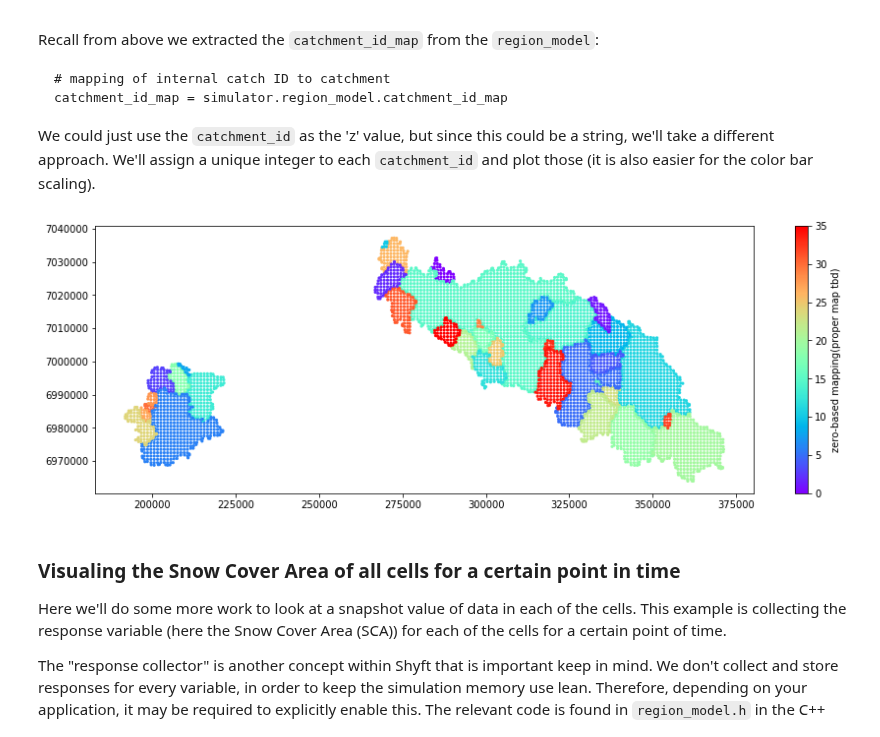
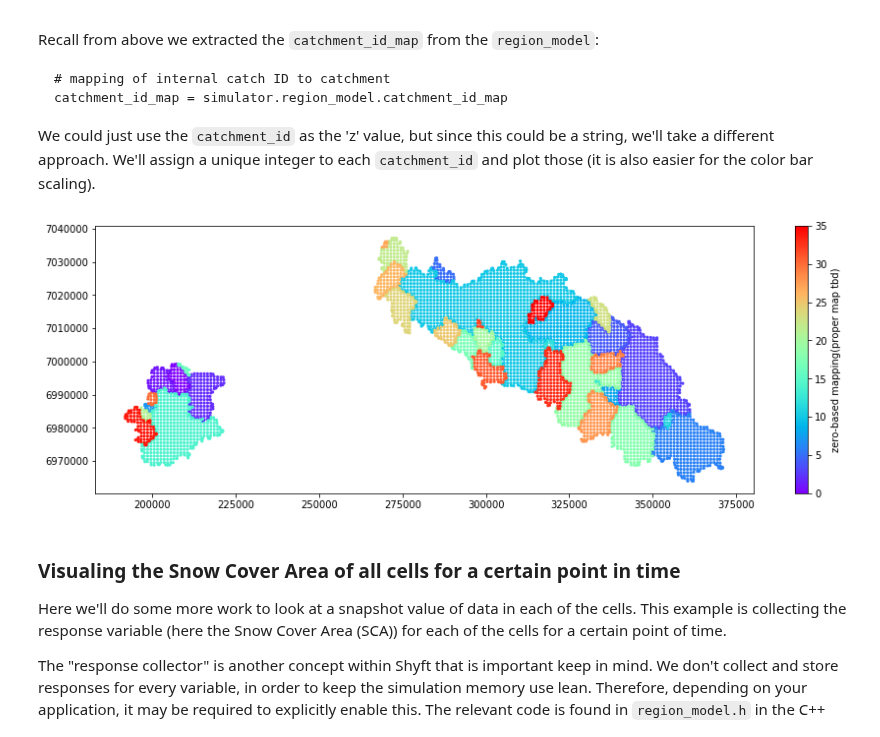
Before and after one commit to annefou/shyft-doc, a Jupyter notebook: notebooks/nea-example/simulation-configured.ipynb, the cells around one changed output. Saved outputs shown, nothing was run; the diff lists cells and outputs as text; code cells hidden in the pictures.

```diff
--- a/notebooks/nea-example/simulation-configured.ipynb
+++ b/notebooks/nea-example/simulation-configured.ipynb
@@ -318,35 +225,0 @@ story...
-# %%
-# First, we can also plot the statistical distribution of the
-# discharges over the sub-catchments
-
-# get the percentiles we want, note -1 = arithmetic average
-percentiles= api.IntVector([10,25,50,-1,75,90])
-
-# create a Daily(for the fun of it!) time-axis for the percentile calculations
-# (our simulation could be hourly)
-ta_statistics = api.TimeAxis(simulator.region_model.time_axis.time(0),api.Calendar.DAY,365)
-
-# then simply get out a new set of time-series, corresponding to the percentiles we specified
-# note that discharge_ts is of the api.TsVector type, not a simple list as in our first example above
-discharge_percentiles = api.percentiles(discharge_ts,ta_statistics,percentiles)
-
-#utilize that we know that all the percentile time-series share a common time-axis
-common_timestamps = [datetime.datetime.utcfromtimestamp(p.start) for p in ta_statistics]
-
-# Then we can make another plot of the percentile data for the sub-catchments
-fig, ax = plt.subplots(figsize=(20,15))
-
-# plot each discharge percentile in the discharge_percentiles
-for i,ts_percentile in enumerate(discharge_percentiles):
-    clr='k'
-    if percentiles[i] >= 0.0:
-        clr= str(float(percentiles[i]/100.0))
-    ax.plot(common_timestamps, ts_percentile.values, label = "{}".format(percentiles[i]),color=clr)
-
-# also plot catchment discharge along with the statistics
-# notice that we use .average(ta_statistics) to properly align true-average values to time-axis
-ax.plot(common_timestamps,discharge_ts[0].average(ta_statistics).values,label = "CID {}".format(catchment_id_map[0]),linewidth=2.0,alpha=0.7,color='b')
-
-fig.autofmt_xdate()
-ax.legend(title="Percentiles")
-ax.set_ylabel("discharge [m3 s-1]")
@@ -374,7 +233,7 @@ Visualization of this data is a bit more complex, because each individual cell i
 #### Extract data for individual simulation cells
 We'll start by looking at values of individual cells, rather than at the catchment level. Since Shyft does not have an underlying 'raster' model, you need to fetch all cells directly from the underlying `region_model`.
 # %%
-cells = simulator.region_model.get_cells()
+cells = region_model.get_cells()
 
 # Once we have the cells, we can get their coordinate information
 # and fetch the x- and y-location of the cells
@@ -391,20 +250,21 @@ Recall from above we extracted the `catchment_id_map` from the `region_model`:
 We could just use the `catchment_id` as the 'z' value, but since this could be a string, we'll take a different approach. We'll assign a unique integer to each `catchment_id` and plot those (it is also easier for the color bar scaling).
 # %%
 # let's create the mapping of catchment_id to an integer:
-cid_z_map = dict([ (catchment_id_map[i],i) for i in range(len(catchment_id_map))])
+catchment_ids = region_model.catchment_ids
+cid_z_map = dict([ (catchment_ids[i],i) for i in range(len(catchment_ids))])
 
 # then create an array the same length as our 'x' and 'y', which holds the
 # integer value that we'll use for the 'z' value
 catch_ids = np.array([cid_z_map[cell.geo.catchment_id()] for cell in cells])
 
 # and make a quick catchment map...
 # using a scatter plot of the cells
 fig, ax = plt.subplots(figsize=(15,5))
 cm = plt.cm.get_cmap('rainbow')
 plot = ax.scatter(x, y, c=catch_ids, marker='.', s=40, lw=0, cmap=cm)
 plt.colorbar(plot).set_label('zero-based mapping(proper map tbd)')
 # %% [output]
-[figure, old version]
+[figure, new version]
 # %% [markdown]
 ### Visualing the Snow Cover Area of all cells for a certain point in time
 Here we'll do some more work to look at a snapshot value of data in each of the cells. This example is collecting the response variable (here the Snow Cover Area (SCA)) for each of the cells for a certain point of time.
```
Also changed, not shown: parts of 18 cells of this notebook, 9 other files.
